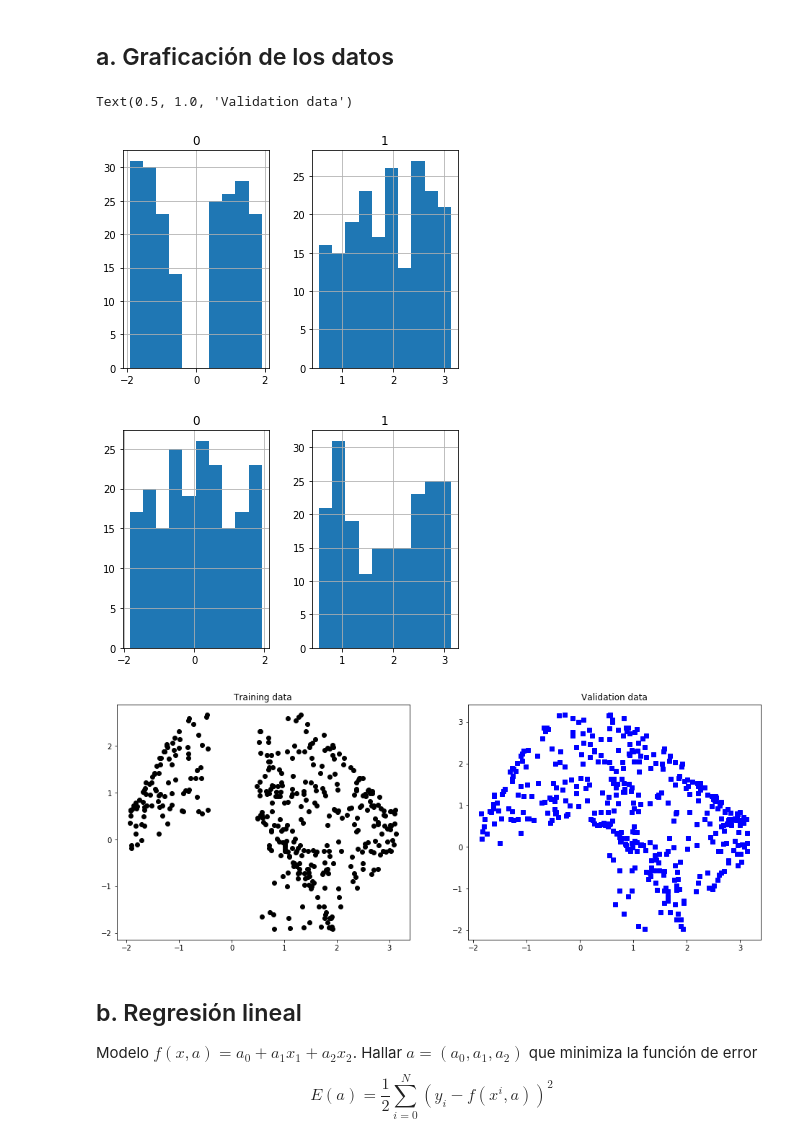
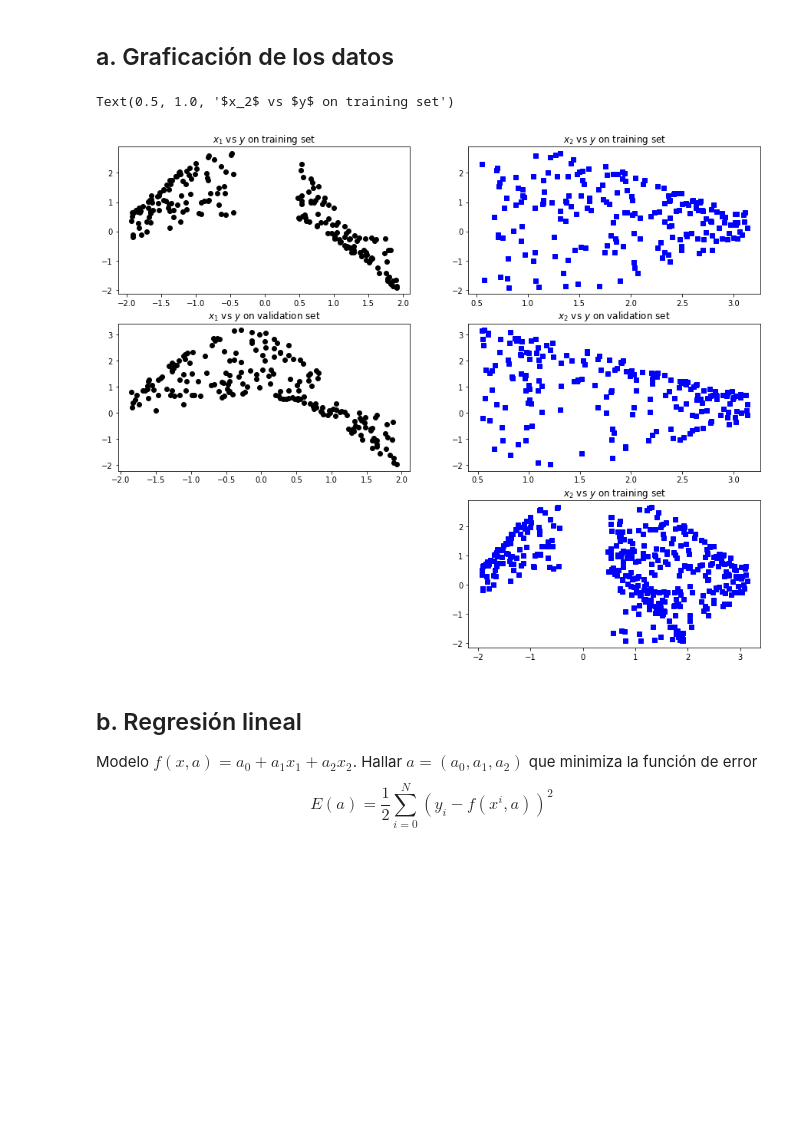
Before and after one commit to erickgrm/machine-learning, a Jupyter notebook: tareas/tarea3/problema2_t2.ipynb, the cells around one changed output. Drawn from its saved outputs; the diff is of its cells as text; code cells hidden in the pictures; blank space fills up the shorter version.

```diff
--- a/tareas/tarea3/problema2_t2.ipynb
+++ b/tareas/tarea3/problema2_t2.ipynb
@@ -16,25 +16,28 @@ x_val = pd.read_csv("~/Desktop/mcc20192/mlearning/tareas/tarea3/data/x_validacio
 y_val = pd.read_csv("~/Desktop/mcc20192/mlearning/tareas/tarea3/data/y_validacion.csv", header=None)
 # %% [markdown]
 ## a. Graficación de los datos
-# %%
-x_train.hist()#
-#y_train.hist()
-x_val.hist()
-#y_val.hist()
-# Graficación de los datos
-gs = plt.GridSpec(1,2)
-fig = plt.figure(figsize=(16,6))
-s1 = fig.add_subplot(gs[0,0])
-s1.plot(x_train[0:],y_train, 'ko')
-plt.title("Training data")
-s2 = fig.add_subplot(gs[0,1])
-s2.plot(x_val,y_val,'bs')
-plt.title("Validation data")
-# %% [output]
-Text(0.5, 1.0, 'Validation data')
-[figure, removed]
-[figure, removed]
-[figure, removed]
+# %%
+# Graficación de los datos
+gs = plt.GridSpec(3,2)
+fig = plt.figure(figsize=(15,12))
+fig.tight_layout()
+
+# Training data
+fig.add_subplot(gs[0,0]).plot(x_train.values[0:,0],y_train.values[0:], 'ko')
+plt.title("$x_1$ vs $y$ on training set")
+fig.add_subplot(gs[0,1]).plot(x_train.values[0:,1],y_train.values[0:], 'bs')
+plt.title("$x_2$ vs $y$ on training set")
+
+fig.add_subplot(gs[1,0]).plot(x_val.values[0:,0],y_val.values[0:],'ko')
+plt.title("$x_1$ vs $y$ on validation set")
+fig.add_subplot(gs[1,1]).plot(x_val.values[0:,1],y_val.values[0:],'bs')
+plt.title("$x_2$ vs $y$ on validation set")
+
+fig.add_subplot(gs[2,1]).plot(x_train.values,y_train.values, 'bs')
+plt.title("$x_2$ vs $y$ on training set")
+# %% [output]
+Text(0.5, 1.0, '$x_2$ vs $y$ on training set')
+[figure, added]
 # %% [markdown]
 ## b. Regresión lineal
 Modelo $f(x,a) = a_0+a_1x_1+a_2x_2$. Hallar $a = (a_0,a_1,a_2)$ que minimiza la función de error
```
Also changed, not shown: parts of 3 cells of this notebook, 1 other file.
